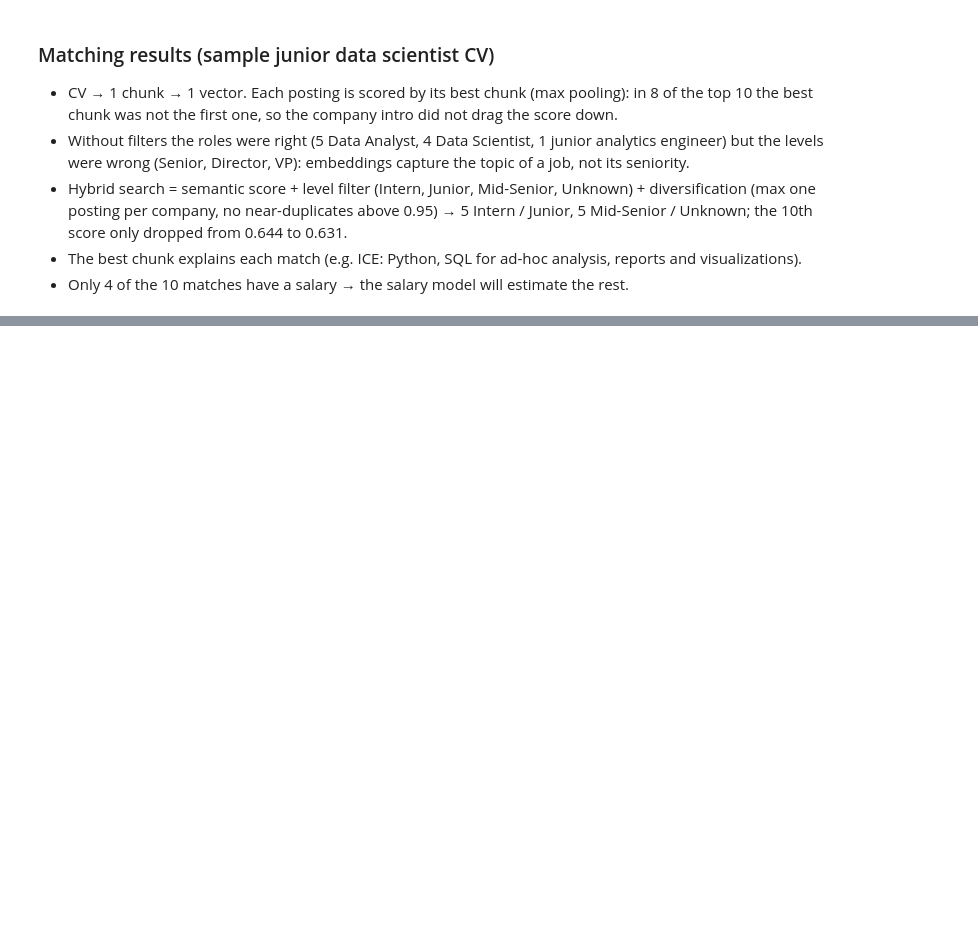
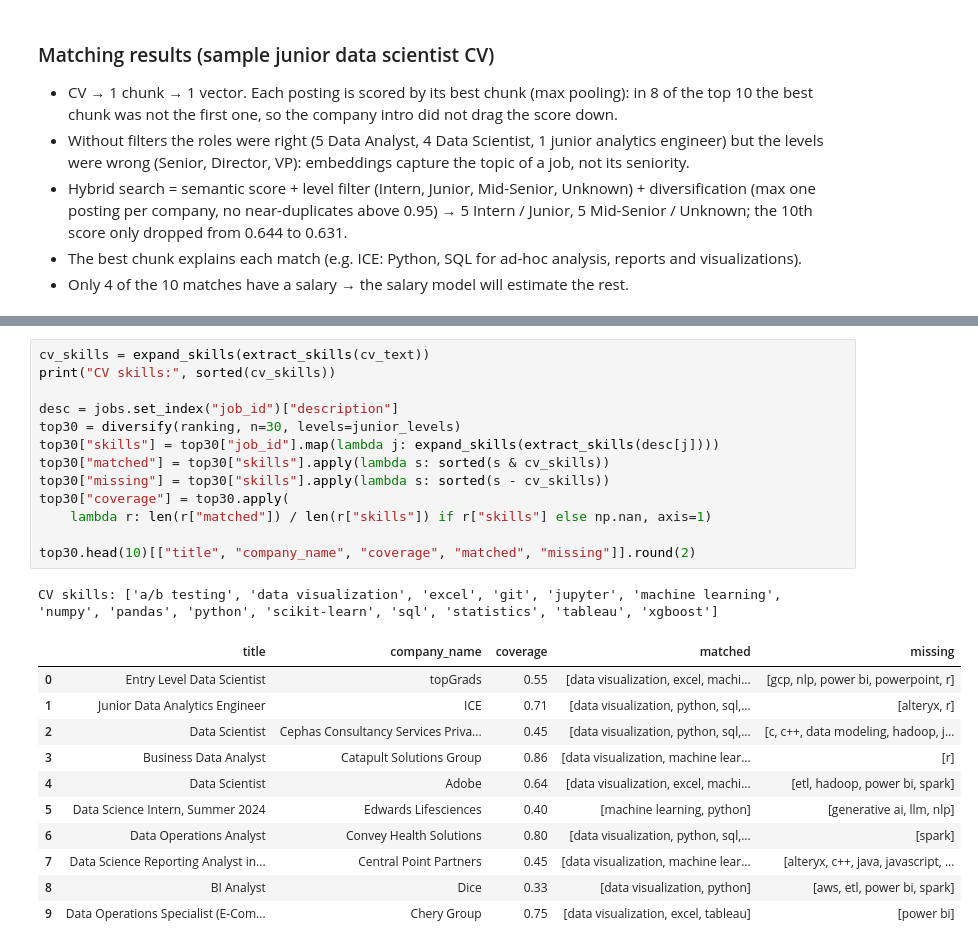
Before and after one commit to rouzbeh-enayatzadeh/skillscope, a Jupyter notebook: notebooks/04_embeddings.ipynb, the cells around one changed output, grey strips where cells are left out. Saved outputs shown, nothing was run; the diff lists cells and outputs as text; blank space fills up the shorter version.

Commit message:
Embeddings: skill gap analysis with skill hierarchy

```diff
--- a/notebooks/04_embeddings.ipynb
+++ b/notebooks/04_embeddings.ipynb
@@ -428,0 +444,26 @@ experience
+# %%
+cv_skills = expand_skills(extract_skills(cv_text))
+print("CV skills:", sorted(cv_skills))
+
+desc = jobs.set_index("job_id")["description"]
+top30 = diversify(ranking, n=30, levels=junior_levels)
+top30["skills"] = top30["job_id"].map(lambda j: expand_skills(extract_skills(desc[j])))
+top30["matched"] = top30["skills"].apply(lambda s: sorted(s & cv_skills))
+top30["missing"] = top30["skills"].apply(lambda s: sorted(s - cv_skills))
+top30["coverage"] = top30.apply(
+    lambda r: len(r["matched"]) / len(r["skills"]) if r["skills"] else np.nan, axis=1)
+
+top30.head(10)[["title", "company_name", "coverage", "matched", "missing"]].round(2)
+# %% [output]
+CV skills: ['a/b testing', 'data visualization', 'excel', 'git', 'jupyter', 'machine learning', 'numpy', 'pandas', 'python', 'scikit-learn', 'sql', 'statistics', 'tableau', 'xgboost']
+|  | title | company_name | coverage | matched | missing |
+| 0 | Entry Level Data Scientist | topGrads | 0.55 | [data visualization, excel, machi... | [gcp, nlp, power bi, powerpoint, r] |
+| 1 | Junior Data Analytics Engineer | ICE | 0.71 | [data visualization, python, sql,... | [alteryx, r] |
+| 2 | Data Scientist | Cephas Consultancy Services Priva... | 0.45 | [data visualization, python, sql,... | [c, c++, data modeling, hadoop, j... |
+| 3 | Business Data Analyst | Catapult Solutions Group | 0.86 | [data visualization, machine lear... | [r] |
+| 4 | Data Scientist | Adobe | 0.64 | [data visualization, excel, machi... | [etl, hadoop, power bi, spark] |
+| 5 | Data Science Intern, Summer 2024 | Edwards Lifesciences | 0.40 | [machine learning, python] | [generative ai, llm, nlp] |
+| 6 | Data Operations Analyst | Convey Health Solutions | 0.80 | [data visualization, python, sql,... | [spark] |
+| 7 | Data Science Reporting Analyst in... | Central Point Partners | 0.45 | [data visualization, machine lear... | [alteryx, c++, java, javascript, ... |
+| 8 | BI Analyst | Dice | 0.33 | [data visualization, python] | [aws, etl, power bi, spark] |
+| 9 | Data Operations Specialist (E-Com... | Chery Group | 0.75 | [data visualization, excel, tableau] | [power bi] |
```
Also changed, not shown: parts of 4 cells of this notebook, 1 other file.
